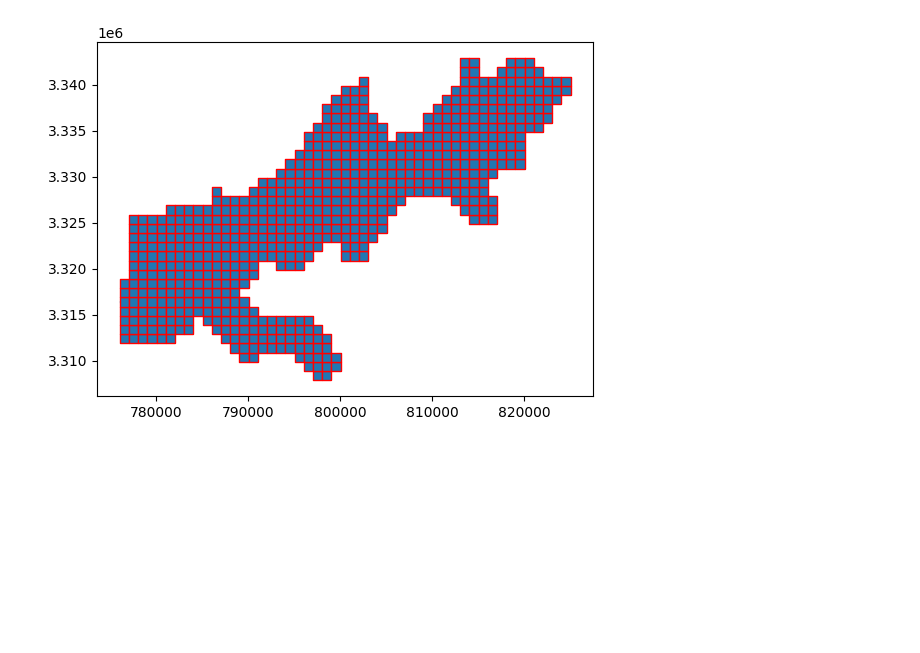
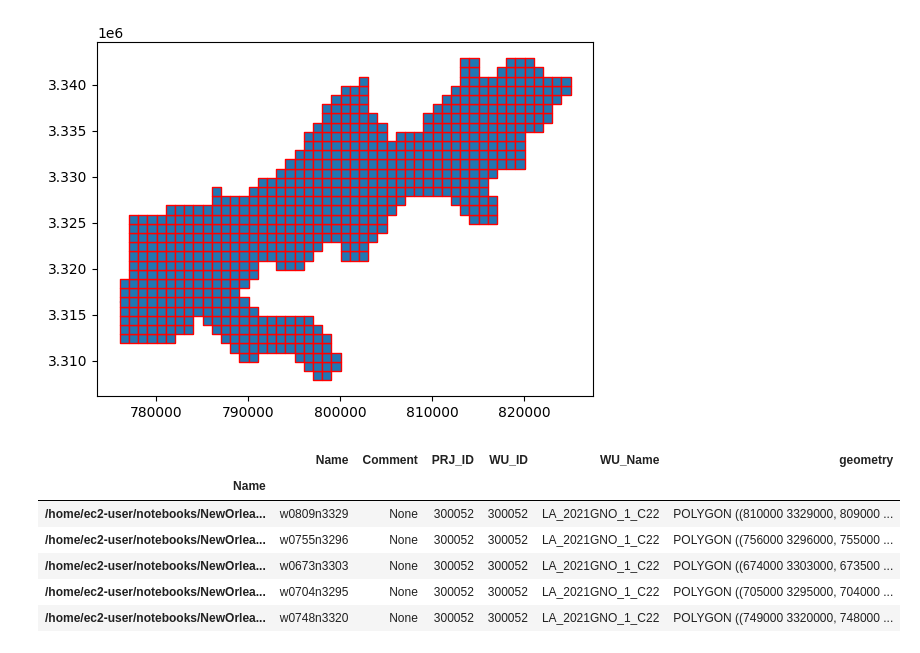
Before and after one commit to GarysCorner/NewOrleansElevation, a Jupyter notebook: ProcessLidar.ipynb, the cells around one changed output. Drawn from its saved outputs; the diff is of its cells as text; code cells hidden in the pictures; blank space fills up the shorter version.

```diff
--- a/ProcessLidar.ipynb
+++ b/ProcessLidar.ipynb
@@ -71,6 +71,19 @@ boxesDf.plot(edgecolor='red', color=None, ax=ax)
 # %% [output]
 <Axes: >
 [figure]
+# %%
+tileIndex = gpd.read_file(f"{dataPath}USGS_LA_2021GNO_1_C22_TileIndex{os.sep}USGS_LA_2021GNO_1_C22_TileIndex.shp").to_crs(neighborhoodDf.crs)
+tileIndex.index = tileIndex['Name'].map(lambda f: f"{fullDataPath}laz{os.sep}USGS_LPC_LA_2021GreaterNewOrleans_C22_{f}.laz")
+tileIndexBroadcast = sc.broadcast(tileIndex)
+tileIndexBroadcast.value.head()
+# %% [output]
+|  | Name | Comment | PRJ_ID | WU_ID | WU_Name | geometry |
+| Name |  |  |  |  |  |  |
+| /home/ec2-user/notebooks/NewOrlea... | w0809n3329 | None | 300052 | 300052 | LA_2021GNO_1_C22 | POLYGON ((810000 3329000, 809000 ... |
+| /home/ec2-user/notebooks/NewOrlea... | w0755n3296 | None | 300052 | 300052 | LA_2021GNO_1_C22 | POLYGON ((756000 3296000, 755000 ... |
+| /home/ec2-user/notebooks/NewOrlea... | w0673n3303 | None | 300052 | 300052 | LA_2021GNO_1_C22 | POLYGON ((674000 3303000, 673500 ... |
+| /home/ec2-user/notebooks/NewOrlea... | w0704n3295 | None | 300052 | 300052 | LA_2021GNO_1_C22 | POLYGON ((705000 3295000, 704000 ... |
+| /home/ec2-user/notebooks/NewOrlea... | w0748n3320 | None | 300052 | 300052 | LA_2021GNO_1_C22 | POLYGON ((749000 3320000, 748000 ... |
 # %%
 wgsToUTM = pyproj.transformer.Transformer.from_crs(crs_from=pyproj.CRS.from_string('WGS84'), crs_to=neighborhoodDf.crs)
 meridianReg = re.compile(r'PARAMETER\["central_meridian",\-([0-9]{2})\]')
```
Also changed, not shown: parts of 21 cells of this notebook, 2 other files.
